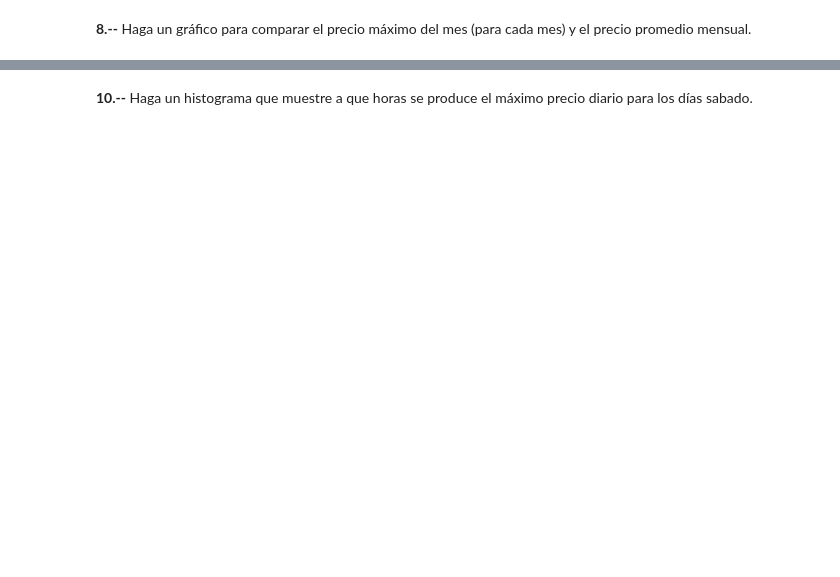
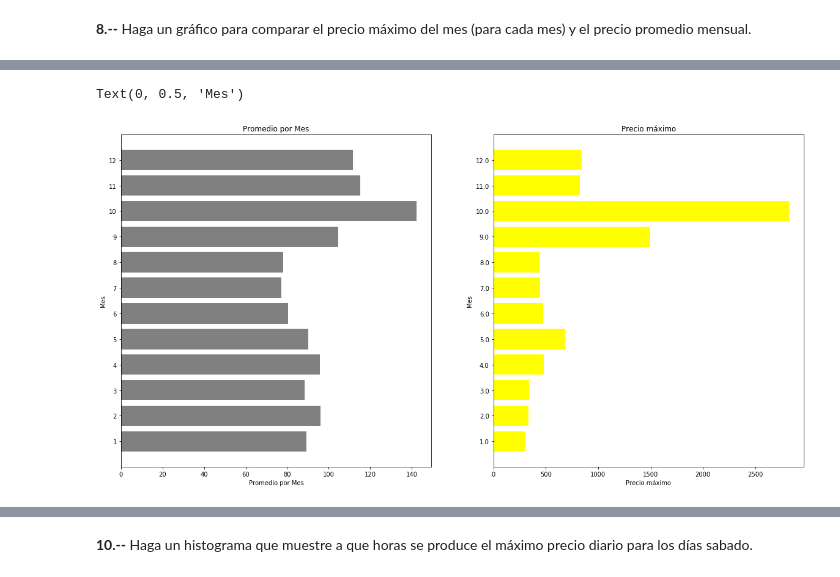
Before and after one commit to cda-2019-01/lab-analisis-exploratorio-de-datos-anapino13, a Jupyter notebook: LAB-precios-electricidad.ipynb, the cells around one changed output, grey strips where cells are left out. Saved outputs shown, nothing was run; the diff lists cells and outputs as text; code cells hidden in the pictures; blank space fills up the shorter version.

```diff
--- a/LAB-precios-electricidad.ipynb
+++ b/LAB-precios-electricidad.ipynb
@@ -62,0 +115,17 @@ To retain the current behavior and silence the warning, pass 'sort=True'.
+# %%
+plt.figure(figsize=(20, 10))
+plt.subplot(1, 2, 1)
+plt.barh(range(len(dfmes)), dfmes,color= "grey")
+plt.yticks(range(len(dfmes)), list(dfmes.index), rotation='horizontal')
+plt.title('Promedio por Mes')
+plt.xlabel('Promedio por Mes')
+plt.ylabel('Mes')
+plt.subplot(1, 2, 2)
+plt.barh(range(len(dfmesmax)), dfmesmax,color= "yellow")
+plt.yticks(range(len(dfmesmax)), list(dfmesmax.index), rotation='horizontal')
+plt.title('Precio máximo')
+plt.xlabel('Precio máximo')
+plt.ylabel('Mes')
+# %% [output]
+Text(0, 0.5, 'Mes')
+[figure, added]
```
Also changed, not shown: parts of 16 cells of this notebook.
